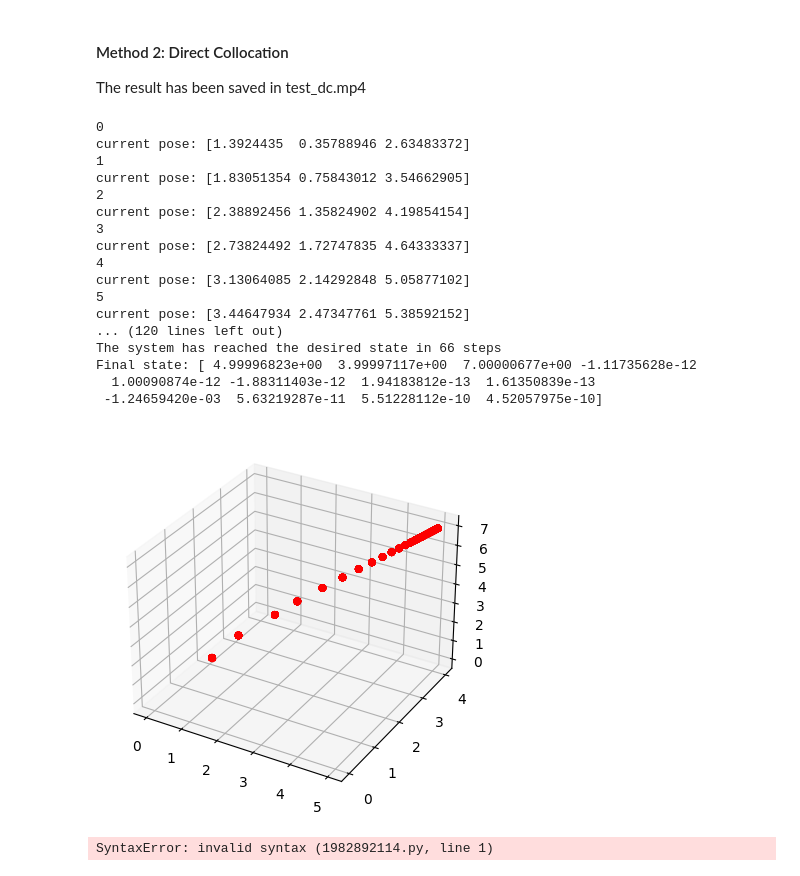
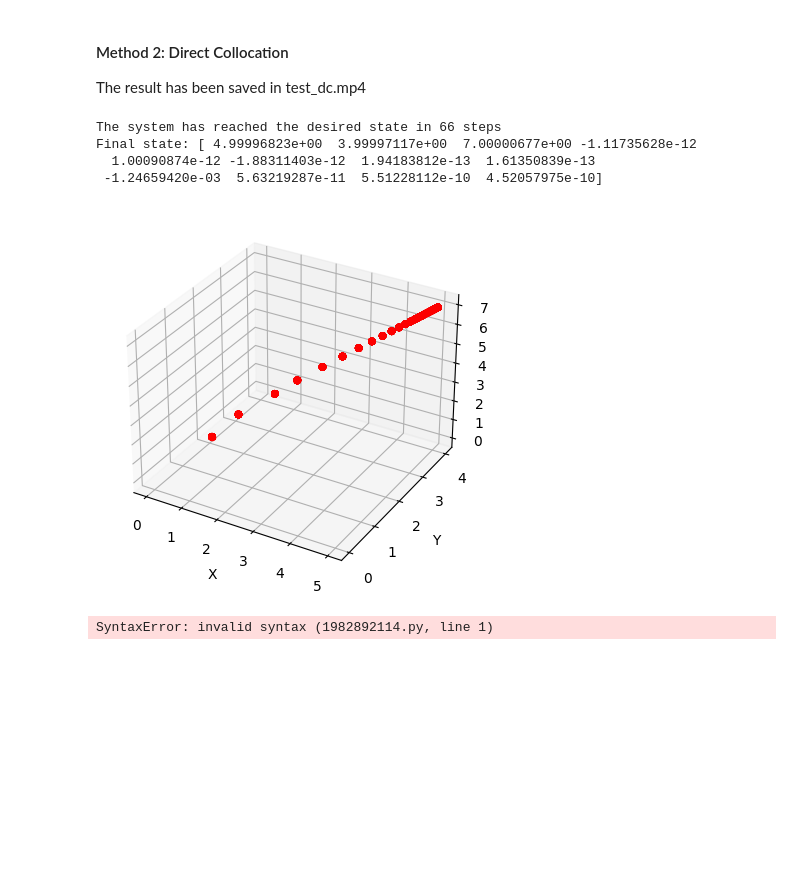
Before and after one commit to ReanFernandes/flight-control-lab, a Jupyter notebook: test_ntbk.ipynb, the cells around one changed output. Cells and saved outputs as stored; diff of their text form; code cells hidden in the pictures; blank space fills up the shorter version.

```diff
--- a/test_ntbk.ipynb
+++ b/test_ntbk.ipynb
@@ -133,6 +128,9 @@ print("The system has reached the desired state in {} steps".format(step))
 print('Final state: {}'.format(mpc_dms.X_opt_current))
 fig = plt.figure()
 ax = fig.add_subplot(111, projection='3d')
+ax.set_xlabel('X')
+ax.set_ylabel('Y')
+ax.set_zlabel('Z')
 def animate(i):
     ax.scatter(xs[:i], ys[:i], zs[:i], c='r', marker='o')
     return ax
@@ -179,49 +177,39 @@ mpc_dc.set_init_value(x_init)
 mpc_dc.set_desired_value(x_desired)
 mpc_dc.set_solver(method, degree)
 step = 0
 
 
 while step < N_sim and stable_state_counter<30:
     mpc_dc.solve_for_next_state()
     mpc_dc.extract_next_state(step, False)
-    print(step)
+    # print(step)
     xs.append(mpc_dc.X_opt_current[0])
     ys.append(mpc_dc.X_opt_current[1])
     zs.append(mpc_dc.X_opt_current[2])
-    print("current pose: {}".format(mpc_dc.X_opt_current[:3]))
+    # print("current pose: {}".format(mpc_dc.X_opt_current[:3]))
 
     step += 1
     if np.linalg.norm(mpc_dc.X_opt_current[:3] - mpc_dc.x_desired[:3]) < min_dev:
         stable_state_counter += 1
 print("The system has reached the desired state in {} steps".format(step))
 print('Final state: {}'.format(mpc_dc.X_opt_current))
 fig = plt.figure()
 ax = fig.add_subplot(111, projection='3d')
+ax.set_xlabel('X')
+ax.set_ylabel('Y')
+ax.set_zlabel('Z')
 def animate(i):
     ax.scatter(xs[:i], ys[:i], zs[:i], c='r', marker='o')
     return ax
 
 ani = animation.FuncAnimation(fig, animate, frames=step, repeat = False)
 ani.save('test_dc.mp4', fps=step/60, extra_args=['-vcodec', 'libx264'])
 # %% [output]
-0
-current pose: [1.3924435  0.35788946 2.63483372]
-1
-current pose: [1.83051354 0.75843012 3.54662905]
-2
-current pose: [2.38892456 1.35824902 4.19854154]
-3
-current pose: [2.73824492 1.72747835 4.64333337]
-4
-current pose: [3.13064085 2.14292848 5.05877102]
-5
-current pose: [3.44647934 2.47347761 5.38592152]
-... (120 lines left out)
 The system has reached the desired state in 66 steps
 Final state: [ 4.99996823e+00  3.99997117e+00  7.00000677e+00 -1.11735628e-12
   1.00090874e-12 -1.88311403e-12  1.94183812e-13  1.61350839e-13
  -1.24659420e-03  5.63219287e-11  5.51228112e-10  4.52057975e-10]
-[figure, old version]
+[figure, new version]
 # %%
 mpc_dc.
 # %% [output]
```
Also changed, not shown: parts of 2 cells of this notebook, 3 other files.
